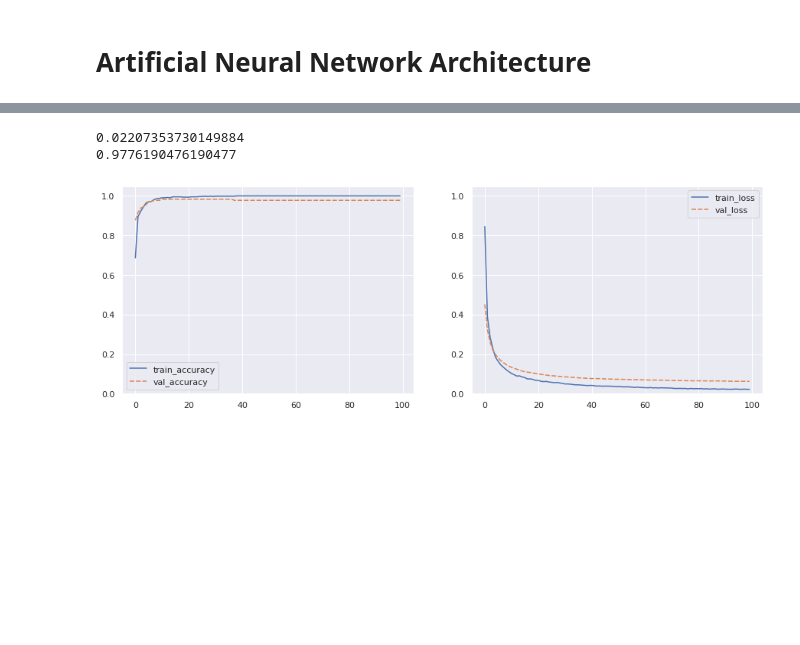
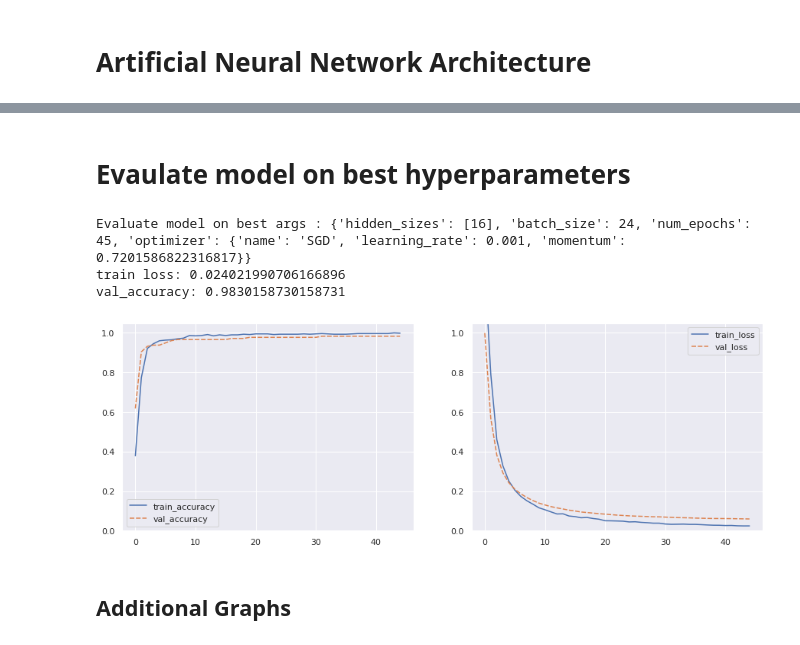
Before and after one commit to natijas/MLP-Neural-Network-From-Scratch, a Jupyter notebook: Untitled.ipynb, the cells around one changed output, grey strips where cells are left out. Cells and saved outputs as stored; diff of their text form; code cells hidden in the pictures; blank space fills up the shorter version.

Commit message:
plot eval

```diff
--- a/Untitled.ipynb
+++ b/Untitled.ipynb
@@ -496,6 +449,6 @@ def random_search(X, Y, iterations, reps, pool=__builtins__):
 # %%
 %%time
 with Pool(4) as pool:
-    best_args, best_accuracy = random_search(X, Y, 16, 2)
+    best_args, best_accuracy = random_search(X, Y, iterations=16, reps=2)
 best_args, best_accuracy
 # %% [output]
@@ -511,25 +464,51 @@ Wall time: 28.1 s
-# %%
-skf = StratifiedKFold(n_splits=5, shuffle=True, random_state=0)
-history = []
-for i, (train_indices, val_indices) in enumerate(skf.split(X, Y)):
-    model = NeuralNetwork(optimizer=AdaGrad(learning_rate=0.1), num_epochs=100, hidden_sizes=[], batch_size=32)
-    model.fit(X[train_indices], Y[train_indices], X[val_indices], Y[val_indices])
-    history.append(model.history)
-
-history = {key: np.mean([h[key] for h in history], 0) for key in history[0].keys()}
-
-plt.figure(figsize=(15, 5))
-plt.subplot(1, 2, 1)
-sns.lineplot(pd.DataFrame(history)[['train_accuracy', 'val_accuracy']])
-plt.ylim(0, 1.05)
-
-plt.subplot(1, 2, 2)
-sns.lineplot(pd.DataFrame(history)[['train_loss', 'val_loss']])
-plt.ylim(0, 1.05)
-
-print(history['train_loss'][-1])
-print(history['val_accuracy'][-1])
-# %% [output]
-0.02207353730149884
-0.9776190476190477
-[figure, removed]
+# %% [markdown]
+# Evaulate model on best hyperparameters
+# %%
+def eval_and_plot(X, Y, best_args, verbose=True):
+    """
+    Plots and evaluate model on best hyperparameters
+    """
+    num_epochs = best_args['num_epochs']
+    hidden_sizes = best_args['hidden_sizes']
+    batch_size = best_args['batch_size']
+    optimizer_args = best_args['optimizer']
+    learning_rate = optimizer_args['learning_rate']
+
+    skf = StratifiedKFold(n_splits=5, shuffle=True, random_state=0)
+    history = []
+    for i, (train_indices, val_indices) in enumerate(skf.split(X, Y)):
+        if optimizer_args['name'] == 'SGD':
+            optimizer = SGD(learning_rate=learning_rate, momentum=optimizer_args.get('momentum'))
+        elif optimizer_args['name'] == 'Adam':
+            optimizer = Adam(learning_rate=learning_rate, beta1=optimizer_args.get('beta1'), beta2=optimizer_args.get('beta2'))
+        else:
+            optimizer = AdaGrad(learning_rate=learning_rate)
+
+        model = NeuralNetwork(optimizer=optimizer, num_epochs=num_epochs, hidden_sizes=hidden_sizes, batch_size=batch_size)
+        model.fit(X[train_indices], Y[train_indices], X[val_indices], Y[val_indices])
+        history.append(model.history)
+
+    history = {key: np.mean([h[key] for h in history], 0) for key in history[0].keys()}
+
+    plt.figure(figsize=(15, 5))
+    plt.subplot(1, 2, 1)
+    sns.lineplot(pd.DataFrame(history)[['train_accuracy', 'val_accuracy']])
+    plt.ylim(0, 1.05)
+
+    plt.subplot(1, 2, 2)
+    sns.lineplot(pd.DataFrame(history)[['train_loss', 'val_loss']])
+    plt.ylim(0, 1.05)
+
+    if verbose:
+        print(f"Evaluate model on best args : {best_args}")
+        print(f"train loss: {history['train_loss'][-1]}")
+        print(f"val_accuracy: {history['val_accuracy'][-1]}")
+# %%
+eval_and_plot(X, Y, best_args, verbose=True)
+# %% [output]
+Evaluate model on best args : {'hidden_sizes': [16], 'batch_size': 24, 'num_epochs': 45, 'optimizer': {'name': 'SGD', 'learning_rate': 0.001, 'momentum': 0.7201586822316817}}
+train loss: 0.024021990706166896
+val_accuracy: 0.9830158730158731
+[figure, added]
+# %% [markdown]
+## Additional Graphs
```
Also changed, not shown: parts of 21 cells of this notebook.
